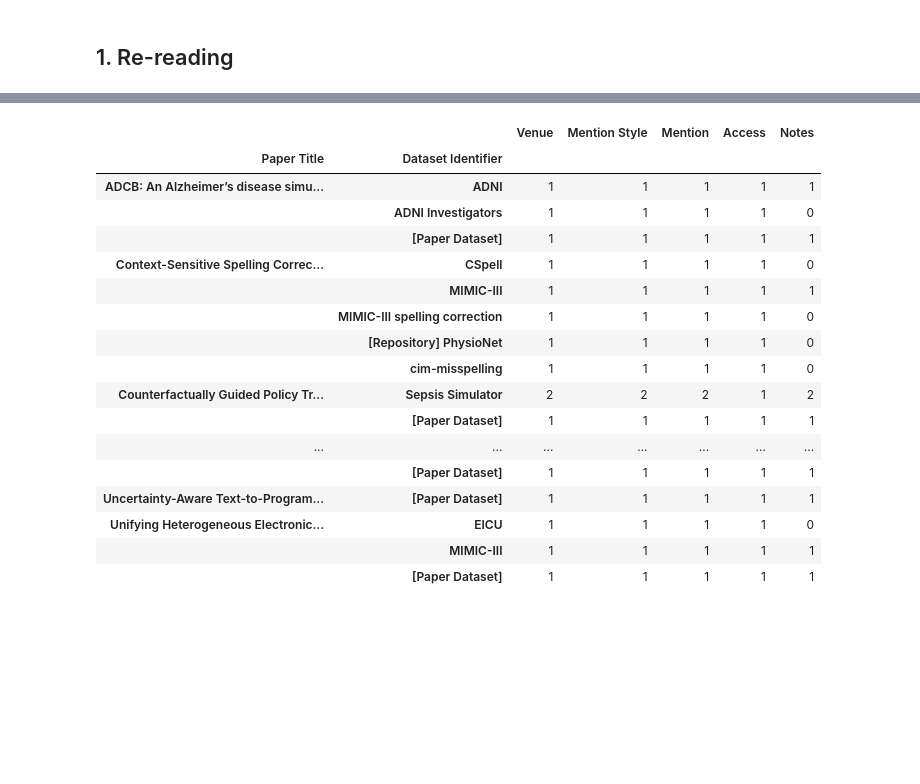
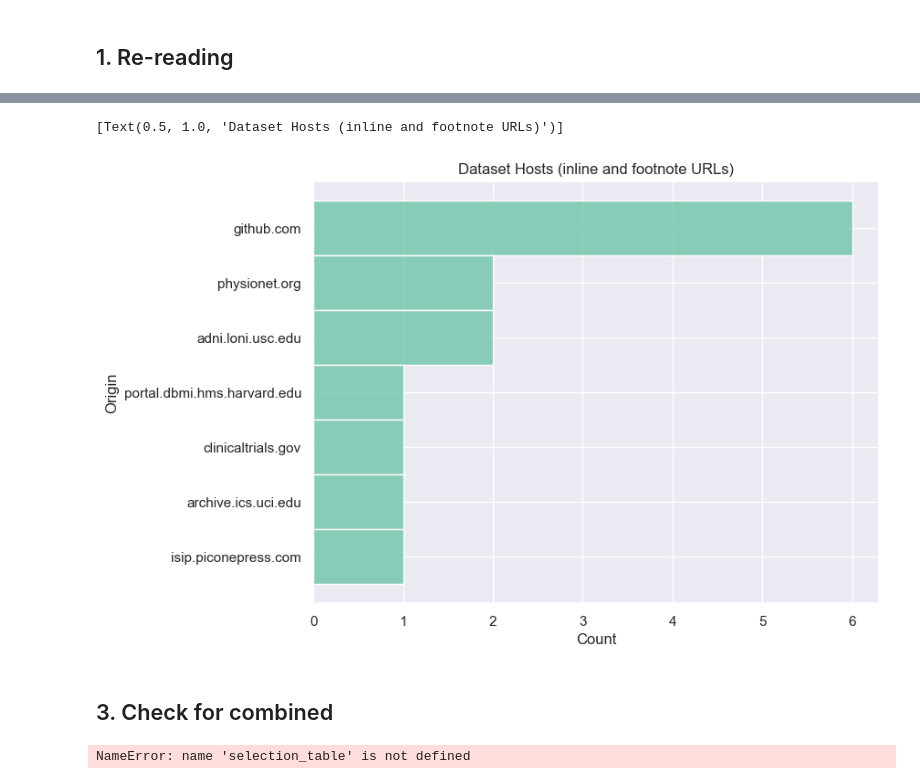
Before and after one commit to madprogramer/PublicDatasets, a Jupyter notebook: ArticleVisualizer.ipynb, the cells around one changed output, grey strips where cells are left out. Drawn from its saved outputs; the diff is of its cells as text; code cells hidden in the pictures; blank space fills up the shorter version.

Commit message:
Re-run Check on Code

```diff
--- a/ArticleVisualizer.ipynb
+++ b/ArticleVisualizer.ipynb
@@ -28,0 +40,9 @@ mentions_table
+# %%
+origins = [ urlparse(x).netloc if (style == 'URL' or style=='Footnote') and id!='[Paper Dataset]' else "" for x, style, id in zip(mentions_table['Mention'].tolist(), mentions_table['Mention Style'].tolist(), mentions_table['Dataset Identifier'].tolist() )]
+
+
+mentions_table['Origin']=origins
+#[mentions_table['Mention Style']=='URL']
+
+# urlparse('http://www.example.test/foo/bar').netloc
+mentions_table.head()
@@ -29,23 +56,25 @@ mentions_table
+# %%
+sns.set(rc={"figure.figsize":(8, 6)}, palette="Set2")
+target = mentions_table[np.logical_and(
+    np.logical_or(mentions_table['Mention Style']=='URL',mentions_table['Mention Style']=='Footnote'),
+    mentions_table['Dataset Identifier']!='[Paper Dataset]')]
+# target
+sns.histplot(data=target, y="Origin", multiple="stack").set(title='Dataset Hosts (inline and footnote URLs)')
+# %% [output]
+[Text(0.5, 1.0, 'Dataset Hosts (inline and footnote URLs)')]
+[figure, added]
+# %% [markdown]
+## 3. Check for combined
 # %%
-# mentions_table['Origin']
-# mentions_table['Mention Style']
-mentions_table.groupby(['Paper Title','Dataset Identifier']).count()
+# # mentions_table['Origin']
+# # mentions_table['Mention Style']
+
+
+
+# # selection_table['Paper Title']
+# selection_table['Dataset Identifier'].tolist()
+# selection_table['Paper Title'].tolist()
+
+selection_table.groupby(['Paper Title','Dataset Identifier','Mention Style']).count()
 # %% [output]
-|  |  | Venue | Mention Style | Mention | Access | Notes |
-| Paper Title | Dataset Identifier |  |  |  |  |  |
-| ADCB: An Alzheimer’s disease simu... | ADNI | 1 | 1 | 1 | 1 | 1 |
-|  | ADNI Investigators | 1 | 1 | 1 | 1 | 0 |
-|  | [Paper Dataset] | 1 | 1 | 1 | 1 | 1 |
-| Context-Sensitive Spelling Correc... | CSpell | 1 | 1 | 1 | 1 | 0 |
-|  | MIMIC-III | 1 | 1 | 1 | 1 | 1 |
-|  | MIMIC-III spelling correction | 1 | 1 | 1 | 1 | 0 |
-|  | [Repository] PhysioNet | 1 | 1 | 1 | 1 | 0 |
-|  | cim-misspelling | 1 | 1 | 1 | 1 | 0 |
-| Counterfactually Guided Policy Tr... | Sepsis Simulator | 2 | 2 | 2 | 1 | 2 |
-|  | [Paper Dataset] | 1 | 1 | 1 | 1 | 1 |
-| ... | ... | ... | ... | ... | ... | ... |
-|  | [Paper Dataset] | 1 | 1 | 1 | 1 | 1 |
-| Uncertainty-Aware Text-to-Program... | [Paper Dataset] | 1 | 1 | 1 | 1 | 1 |
-| Unifying Heterogeneous Electronic... | EICU | 1 | 1 | 1 | 1 | 0 |
-|  | MIMIC-III | 1 | 1 | 1 | 1 | 1 |
-|  | [Paper Dataset] | 1 | 1 | 1 | 1 | 1 |
+NameError: name 'selection_table' is not defined
```
Also changed, not shown: parts of 35 cells of this notebook, 7 other files.
